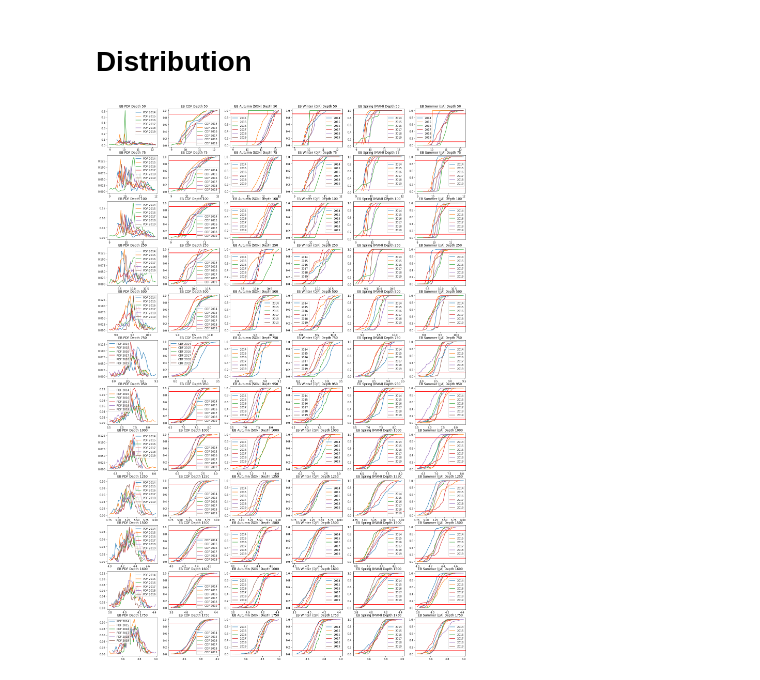
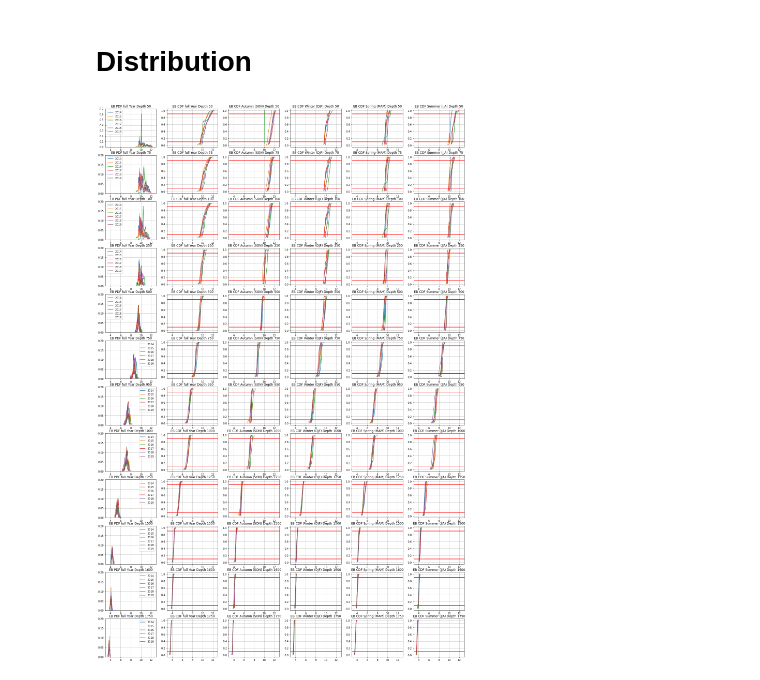
Before and after one commit to Marie-Louise-Korte/Rockall_Trough_MHW, a Jupyter notebook: RT_Stats.ipynb, the cells around one changed output. Drawn from its saved outputs; the diff is of its cells as text; code cells hidden in the pictures.

```diff
--- a/RT_Stats.ipynb
+++ b/RT_Stats.ipynb
@@ -48,69 +49,46 @@ ds1D.TG_EAST_C.plot(x='TIME')
+# %%
+def plt_parameters(data, bins):
+    count, bins_count = np.histogram(data, bins=bins, range=[np.nanmin(data),np.nanmax(data)])
+    pdf = count / sum(count)
+    cdf = np.cumsum(pdf)
+    return bins_count, pdf, cdf
 # %% [markdown]
 # Distribution
 # %%
-fig, ax = plt.subplots(len(depth_EB),6, figsize=(20,30))
+# EB
+fig, ax = plt.subplots(len(depth_EB),6, figsize=(20,30))#, sharex=True, sharey=True)
 fig.tight_layout()
 m=0
 for n in depth_EB:
     for y in [2014,2015,2016,2017,2018,2019]:
         y2 = y+1
+        b = 0
         EB = np.array(ds1D.TG_EAST_C.sel(TIME=slice(f'{y}-09-01', f'{y2}-08-31')).sel(DEPTH=n, method='nearest'))
         EB_aut = np.array(ds1D.TG_EAST_C.sel(TIME=slice(f'{y}-09-01', f'{y}-11-30')).sel(DEPTH=n, method='nearest'))
         EB_wint = np.array(ds1D.TG_EAST_C.sel(TIME=slice(f'{y}-12-01', f'{y2}-02-28')).sel(DEPTH=n, method='nearest'))
         EB_spr = np.array(ds1D.TG_EAST_C.sel(TIME=slice(f'{y2}-03-01', f'{y2}-05-31')).sel(DEPTH=n, method='nearest'))
         EB_sum = np.array(ds1D.TG_EAST_C.sel(TIME=slice(f'{y2}-06-01', f'{y2}-08-31')).sel(DEPTH=n, method='nearest'))
-        if any(~np.isnan(EB)):
-            count, bins_count = np.histogram(EB, bins=30, range=[np.nanmin(EB),np.nanmax(EB)])
-            bins = bins_count
-            pdf = count / sum(count)
-            cdf = np.cumsum(pdf)
-
-            count, bins_count = np.histogram(EB_aut, bins=30, range=[np.nanmin(EB),np.nanmax(EB)])
-            bins_aut = bins_count
-            cdf_aut = np.cumsum(count / sum(count))
-
-            count, bins_count = np.histogram(EB_wint, bins=30, range=[np.nanmin(EB),np.nanmax(EB)])
-            bins_wint = bins_count
-            cdf_wint = np.cumsum(count / sum(count))
-
-            count, bins_count = np.histogram(EB_spr, bins=30, range=[np.nanmin(EB),np.nanmax(EB)])
-            bins_spr = bins_count
-            cdf_spr = np.cumsum(count / sum(count))
-
-            count, bins_count = np.histogram(EB_sum, bins=30, range=[np.nanmin(EB),np.nanmax(EB)])
-            bins_sum = bins_count
-            cdf_sum = np.cumsum(count / sum(count))
-
-            # plotting PDF and CDF and CDF for all seasons
-            ax[m,0].set_title(f'EB PDF Depth {n}')
-            ax[m,0].plot(bins[1:], pdf, label=f"PDF {y}")
-            ax[m,0].legend();
-            ax[m,1].set_title(f'EB CDF Depth {n}')
-            ax[m,1].plot(bins[1:], cdf, label=f"CDF {y}")
-            ax[m,1].legend();
-            ax[m,1].axhline(y = 0.1, color = 'r')
-            ax[m,1].axhline(y = 0.9, color = 'r')
-            ax[m,2].set_title(f'EB Autumn (SON) Depth {n}')
-            ax[m,2].plot(bins_aut[1:], cdf_aut, label=f"{y}")
-            ax[m,2].legend();
-            ax[m,2].axhline(y = 0.1, color = 'r')
-            ax[m,2].axhline(y = 0.9, color = 'r')
-            ax[m,3].set_title(f'EB Winter (DJF) Depth {n}')
-            ax[m,3].plot(bins_wint[1:], cdf_wint, label=f"{y}")
-            ax[m,3].legend();
-            ax[m,3].axhline(y = 0.1, color = 'r')
-            ax[m,3].axhline(y = 0.9, color = 'r')
-            ax[m,4].set_title(f'EB Spring (MAM) Depth {n}')
-            ax[m,4].plot(bins_spr[1:], cdf_spr, label=f"{y}")
-            ax[m,4].legend();
-            ax[m,4].axhline(y = 0.1, color = 'r')
-            ax[m,4].axhline(y = 0.9, color = 'r')
-            ax[m,5].set_title(f'EB Summer (JJA) Depth {n}')
-            ax[m,5].plot(bins_sum[1:], cdf_sum, label=f"{y}")
-            ax[m,5].legend();
-            ax[m,5].axhline(y = 0.1, color = 'r')
-            ax[m,5].axhline(y = 0.9, color = 'r')
-    m=m+1
-fig.savefig('figures/EB_stats_pdf+cdf', dpi = 300)
+        for t, bla in zip(['full Year', 'Autumn (SON)', 'Winter (DJF)', 'Spring (MAM)', 'Summer (JJA)'],[EB, EB_aut, EB_wint, EB_spr, EB_sum]):
+            if any(~np.isnan(bla)):
+                bins_count, pdf, cdf = plt_parameters(bla, 30)
+                if t == ('full Year'):
+                    ax[m,b].set_title(f'EB PDF {t} Depth {n}')
+                    ax[m,b].plot(bins_count[1:], pdf, label=f"{y}")
+                    ax[m,b].set_ylim(0,0.2)
+                    ax[0,b].set_ylim(0,0.7)
+                    ax[m,b].set_xlim(3,13)
+                    ax[m,b].grid(True)
+                    b=b+1
+                ax[m,b].axhline(y = 0.1, color = 'r')
+                ax[m,b].axhline(y = 0.9, color = 'r')
+                ax[m,b].set_title(f'EB CDF {t} Depth {n}')
+                ax[m,b].plot(bins_count[1:], cdf, label=f"{y}")
+                ax[m,b].set_ylim(-0.05,1.05)
+                ax[m,b].set_xlim(3,13)
+                ax[m,b].grid(True)
+            b=b+1
+    ax[m,0].legend()
+    m=m+1;
+#fig.savefig('figures/Stats/EB_stats_pdf+cdf_30bins', dpi = 300)
 # %% [output]
-[figure, old version]
+[figure, new version]
```
Also changed, not shown: parts of 7 cells of this notebook.
